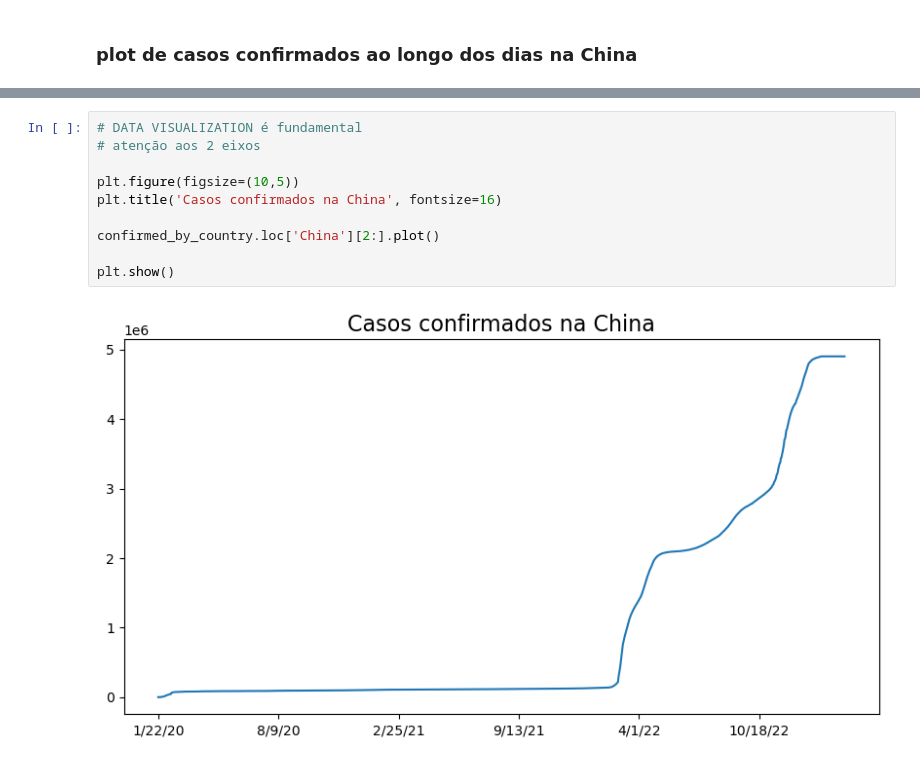
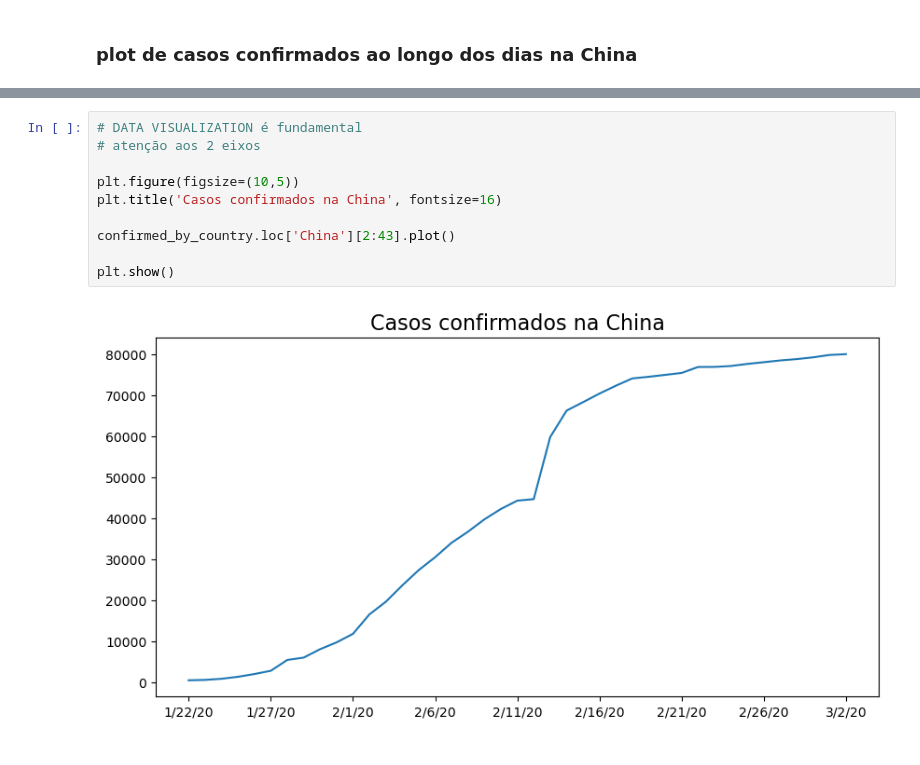
Before and after one commit to paulo-emilio/Cursos-em-Data-Science, a Jupyter notebook: Formacao-Data-Science/11-Data-Science-analises-para-saude-e-medicina/Untitled.ipynb, the cells around one changed output, grey strips where cells are left out. Drawn from its saved outputs; the diff is of its cells as text.

```diff
--- a/Formacao-Data-Science/11-Data-Science-analises-para-saude-e-medicina/Untitled.ipynb
+++ b/Formacao-Data-Science/11-Data-Science-analises-para-saude-e-medicina/Untitled.ipynb
@@ -131,12 +131,12 @@ plt.show()
 # %%
 # DATA VISUALIZATION é fundamental
 # atenção aos 2 eixos
 
 plt.figure(figsize=(10,5))
 plt.title('Casos confirmados na China', fontsize=16)
 
-confirmed_by_country.loc['China'][2:].plot()
+confirmed_by_country.loc['China'][2:43].plot()
 
 plt.show()
 # %% [output]
-[figure, old version]
+[figure, new version]
```
Also changed, not shown: parts of 7 cells of this notebook.
